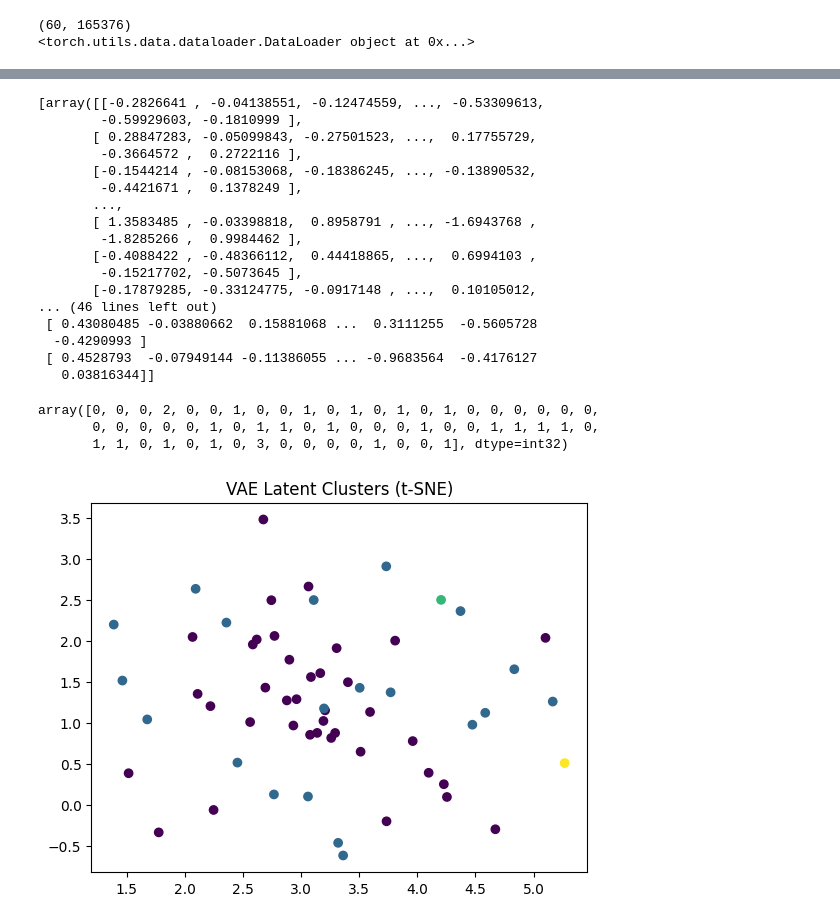
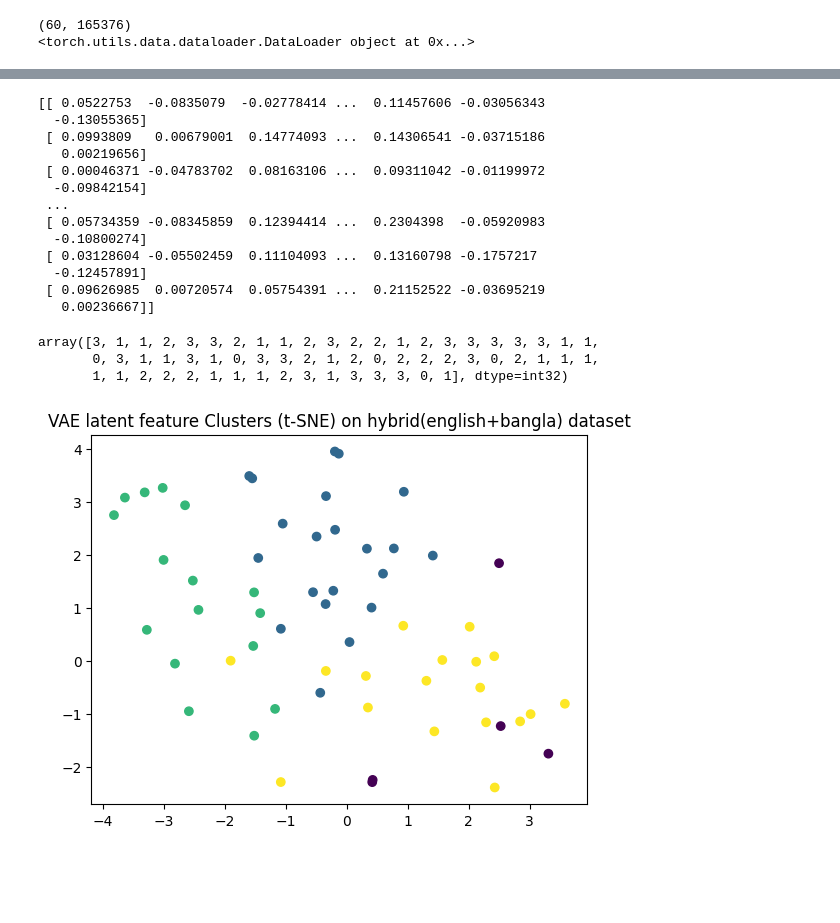
Before and after one commit to anikaahsan/project_cse715_18101194_anika_ahsan, a Jupyter notebook: notebooks/easy_task.ipynb, the cells around one changed output, grey strips where cells are left out. Cells and saved outputs as stored; diff of their text form; code cells hidden in the pictures; blank space fills up the shorter version.

```diff
--- a/notebooks/easy_task.ipynb
+++ b/notebooks/easy_task.ipynb
@@ -8,3 +18,10 @@ from pathlib import Path
+# %%
+#hyperparameters
+BATCH_SIZE=15
+epochs=150
+learning_rate=1e-3
+latent_dim=128
+number_of_clusters=4
 # %%
 current_dir = Path().resolve()
 base_dir= Path().resolve().parent
@@ -224,5 +192,5 @@ def vae_loss(x_reconstructed,x,mu,logvar):
     return reconstruction_loss + kl_loss
 # %%
 model=VAE()  #creating object of class vae
-optimizer=optim.Adam(model.parameters(),lr=1e-3)
+optimizer=optim.Adam(model.parameters(),lr=learning_rate)
 # %%
@@ -273,5 +241,5 @@ epoch [99.01,loss:86.9800]
 # %%
-#latent features
+#latent features extraction
 model.eval()
 
 latent_features=[]
@@ -281,24 +249,20 @@ with torch.no_grad():
           x_reconstructed,mu,logvar=model(x)
           latent_features.append(mu.cpu().numpy())
 
-print(latent_features)
+# print(latent_features)
 latent_representation = numpy.vstack(latent_features)
 print(latent_representation)
 # %% [output]
-[array([[-0.2826641 , -0.04138551, -0.12474559, ..., -0.53309613,
-        -0.59929603, -0.1810999 ],
-       [ 0.28847283, -0.05099843, -0.27501523, ...,  0.17755729,
-        -0.3664572 ,  0.2722116 ],
-       [-0.1544214 , -0.08153068, -0.18386245, ..., -0.13890532,
-        -0.4421671 ,  0.1378249 ],
-       ...,
-       [ 1.3583485 , -0.03398818,  0.8958791 , ..., -1.6943768 ,
-        -1.8285266 ,  0.9984462 ],
-       [-0.4088422 , -0.48366112,  0.44418865, ...,  0.6994103 ,
-        -0.15217702, -0.5073645 ],
-       [-0.17879285, -0.33124775, -0.0917148 , ...,  0.10105012,
-... (46 lines left out)
- [ 0.43080485 -0.03880662  0.15881068 ...  0.3111255  -0.5605728
-  -0.4290993 ]
- [ 0.4528793  -0.07949144 -0.11386055 ... -0.9683564  -0.4176127
-   0.03816344]]
+[[ 0.0522753  -0.0835079  -0.02778414 ...  0.11457606 -0.03056343
+  -0.13055365]
+ [ 0.0993809   0.00679001  0.14774093 ...  0.14306541 -0.03715186
+   0.00219656]
+ [ 0.00046371 -0.04783702  0.08163106 ...  0.09311042 -0.01199972
+  -0.09842154]
+ ...
+ [ 0.05734359 -0.08345859  0.12394414 ...  0.2304398  -0.05920983
+  -0.10800274]
+ [ 0.03128604 -0.05502459  0.11104093 ...  0.13160798 -0.1757217
+  -0.12457891]
+ [ 0.09626985  0.00720574  0.05754391 ...  0.21152522 -0.03695219
+   0.00236667]]
@@ -310,21 +269,22 @@ from matplotlib import pyplot
 # %%
-number_of_clusters=4
+# k means clustering
 
 k_means=KMeans(n_clusters=number_of_clusters,random_state=42)
 labels=k_means.fit_predict(latent_representation)
 labels
 # %% [output]
-array([0, 0, 0, 2, 0, 0, 1, 0, 0, 1, 0, 1, 0, 1, 0, 1, 0, 0, 0, 0, 0, 0,
-       0, 0, 0, 0, 0, 1, 0, 1, 1, 0, 1, 0, 0, 0, 1, 0, 0, 1, 1, 1, 1, 0,
-       1, 1, 0, 1, 0, 1, 0, 3, 0, 0, 0, 0, 1, 0, 0, 1], dtype=int32)
+array([3, 1, 1, 2, 3, 3, 2, 1, 1, 2, 3, 2, 2, 1, 2, 3, 3, 3, 3, 3, 1, 1,
+       0, 3, 1, 1, 3, 1, 0, 3, 3, 2, 1, 2, 0, 2, 2, 2, 3, 0, 2, 1, 1, 1,
+       1, 1, 2, 2, 2, 1, 1, 1, 2, 3, 1, 3, 3, 3, 0, 1], dtype=int32)
 # %%
+#visualize cluster
 from sklearn.manifold import TSNE
 
-tsne = TSNE(n_components=2, perplexity=30)
+tsne = TSNE(n_components=2, perplexity=25)
 X_2d = tsne.fit_transform(latent_representation)
 
 plt.scatter(X_2d[:,0], X_2d[:,1], c=labels)
-plt.title("VAE Latent Clusters (t-SNE)")
+plt.title("VAE latent feature Clusters (t-SNE) on hybrid(english+bangla) dataset")
 plt.show()
 # %% [output]
-[figure, old version]
+[figure, new version]
```
Also changed, not shown: parts of 15 cells of this notebook.
